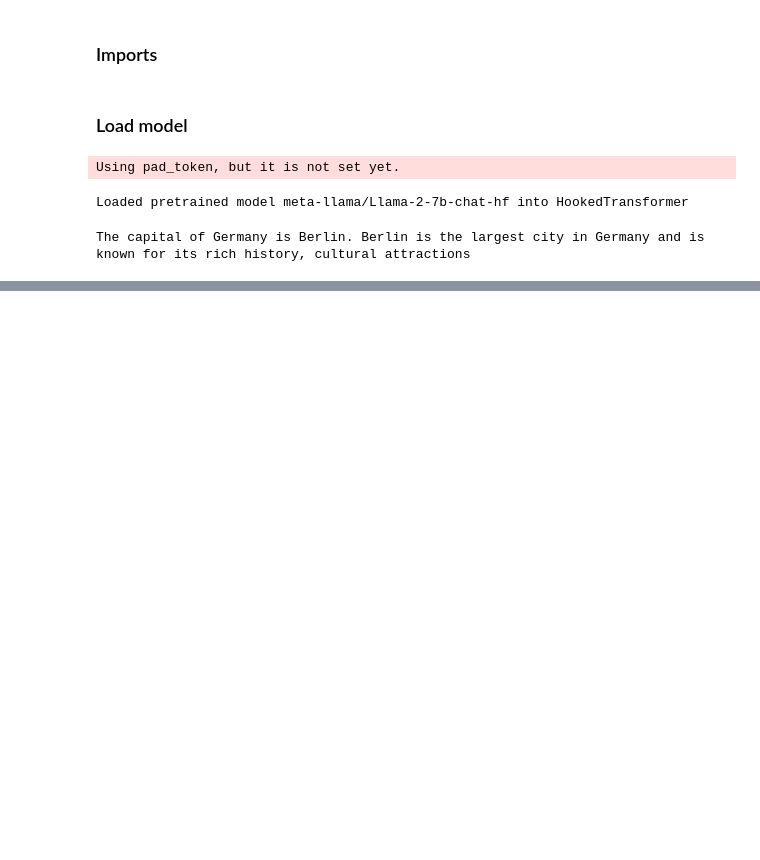
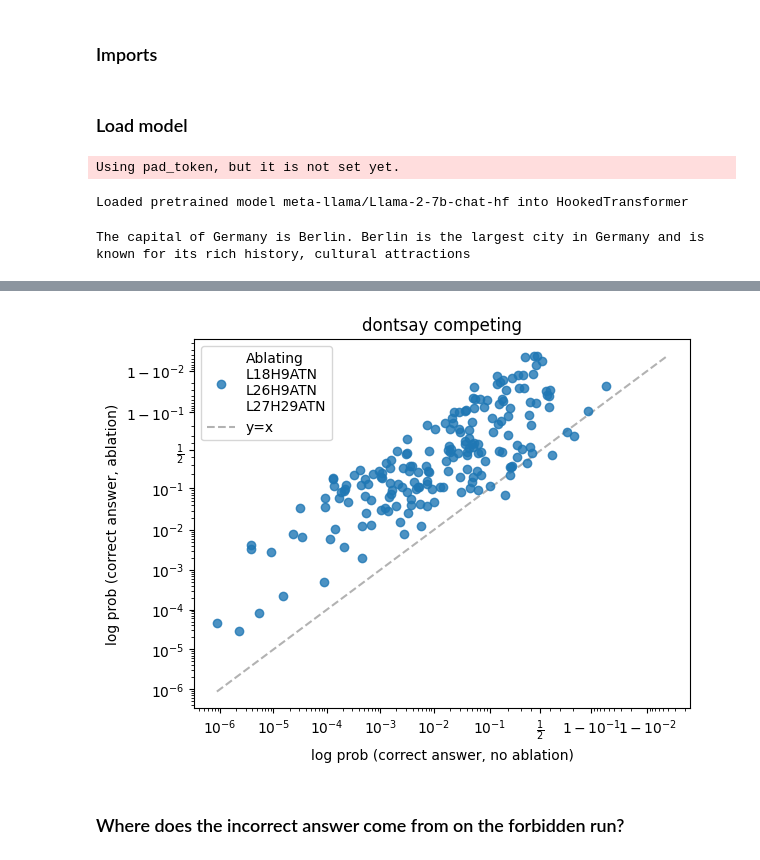
Before and after one commit to ed1d1a8d/prompt-injection-interp, a Jupyter notebook: notebooks/dontsay/dontsay-plots.ipynb, the cells around one changed output, grey strips where cells are left out. Saved outputs shown, nothing was run; the diff lists cells and outputs as text; code cells hidden in the pictures; blank space fills up the shorter version.

```diff
--- a/notebooks/dontsay/dontsay-plots.ipynb
+++ b/notebooks/dontsay/dontsay-plots.ipynb
@@ -127,0 +254,41 @@ torch.Size([61, 4096])
+# %%
+mdf = pd.DataFrame(metrics)
+
+orig_probs = np.exp(mdf.orig_log_prob)
+ablated_probs = np.exp(mdf.ablated_log_prob)
+
+minx = min(orig_probs.min(), ablated_probs.min())
+maxx = max(orig_probs.max(), ablated_probs.max())
+miny = min(orig_probs.min(), ablated_probs.min())
+maxy = max(orig_probs.max(), ablated_probs.max())
+
+plt.scatter(
+    orig_probs,
+    ablated_probs,
+    alpha=0.8,
+    label="Ablating\nL18H9ATN\nL26H9ATN\nL27H29ATN",
+)
+plt.plot(
+    [minx, maxx],
+    [miny, maxy],
+    color="black",
+    linestyle="--",
+    alpha=0.3,
+    zorder=-1,
+    label="y=x",
+)
+plt.xscale("logit")
+plt.yscale("logit")
+
+plt.xlabel("log prob (correct answer, no ablation)")
+plt.ylabel("log prob (correct answer, ablation)")
+plt.title("dontsay competing")
+
+# Legend on outside top left
+plt.legend()
+
+plt.show()
+# %% [output]
+[figure, added]
+# %% [markdown]
+### Where does the incorrect answer come from on the forbidden run?
```
Also changed, not shown: parts of 19 cells of this notebook, 1 other file.
